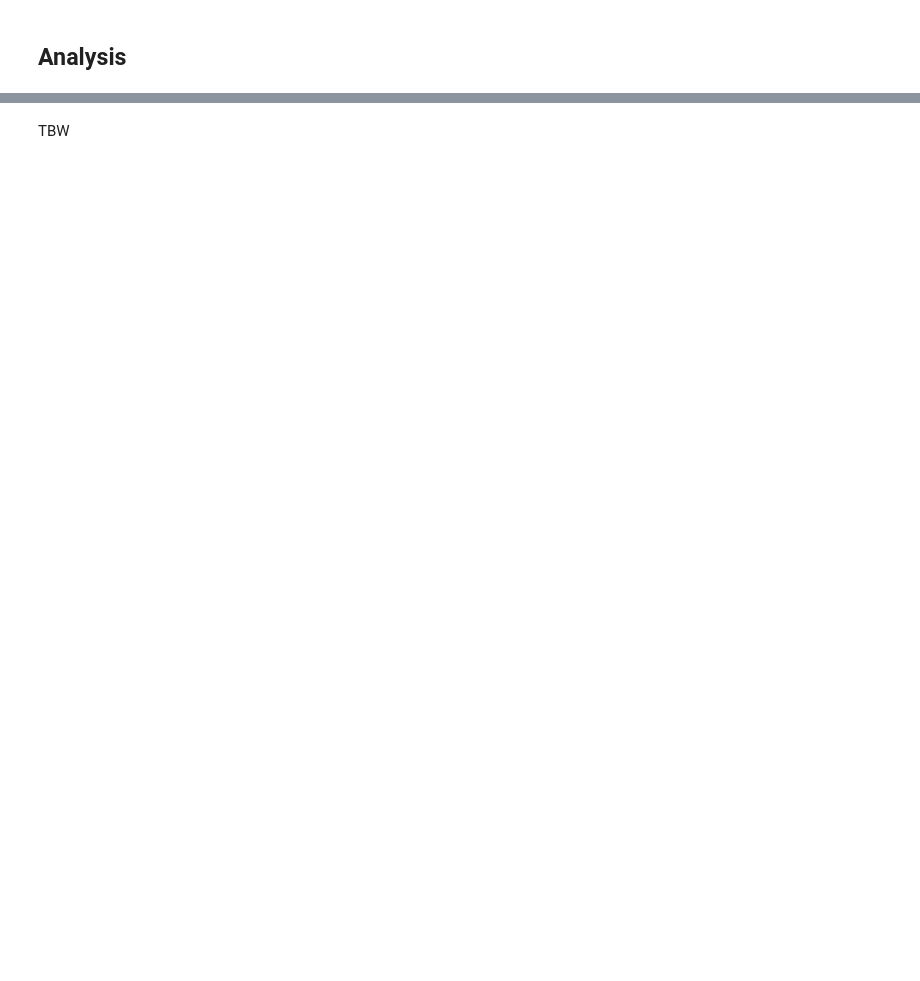
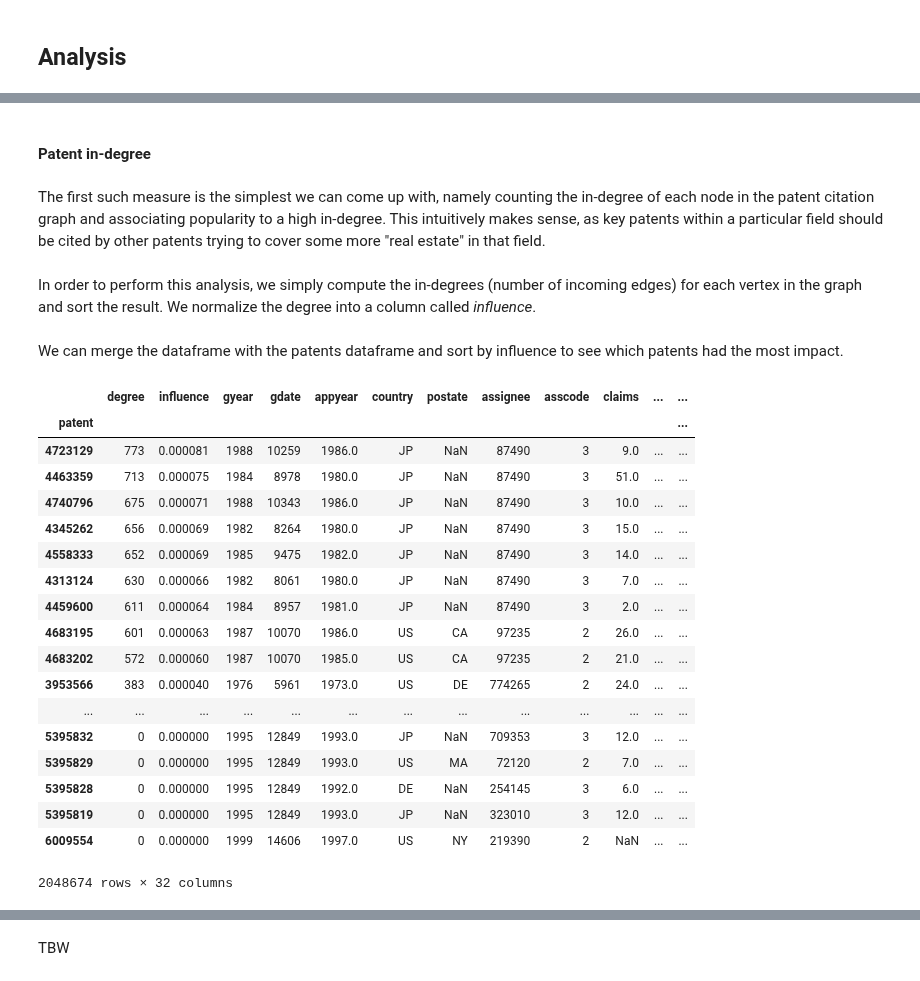
Before and after one commit to mosimann/ADA, a Jupyter notebook: Project/Project.ipynb, the cells around one changed output, grey strips where cells are left out. Cells and saved outputs as stored; diff of their text form; code cells hidden in the pictures; blank space fills up the shorter version.

```diff
--- a/Project/Project.ipynb
+++ b/Project/Project.ipynb
@@ -323,0 +829,38 @@ sp500.to_csv(SP500_TOP10_PATH)
+# %% [markdown]
+#### Patent in-degree
+# %% [markdown]
+The first such measure is the simplest we can come up with, namely counting the in-degree of each node in the patent citation graph and associating popularity to a high in-degree. This intuitively makes sense, as key patents within a particular field should be cited by other patents trying to cover some more "real estate" in that field.
+# %% [markdown]
+In order to perform this analysis, we simply compute the in-degrees (number of incoming edges) for each vertex in the graph and sort the result. We normalize the degree into a column called *influence*.
+# %%
+degrees = list(G.in_degree())
+infl_deg = pd.DataFrame(degrees)
+infl_deg.columns = ['patent', 'degree']
+infl_deg.set_index('patent', inplace=True)
+infl_deg['influence'] = (infl_deg['degree']) / (infl_deg['degree'].sum())
+# %% [markdown]
+We can merge the dataframe with the patents dataframe and sort by influence to see which patents had the most impact.
+# %%
+infl_patents = infl_deg.merge(patents, left_index=True, right_index=True)
+infl_patents.sort_values('influence', ascending=False, inplace=True)
+infl_patents
+# %% [output]
+|  | degree | influence | gyear | gdate | appyear | country | postate | assignee | asscode | claims | ... | ... |
+| patent |  |  |  |  |  |  |  |  |  |  |  | ... |
+| 4723129 | 773 | 0.000081 | 1988 | 10259 | 1986.0 | JP | NaN | 87490 | 3 | 9.0 | ... | ... |
+| 4463359 | 713 | 0.000075 | 1984 | 8978 | 1980.0 | JP | NaN | 87490 | 3 | 51.0 | ... | ... |
+| 4740796 | 675 | 0.000071 | 1988 | 10343 | 1986.0 | JP | NaN | 87490 | 3 | 10.0 | ... | ... |
+| 4345262 | 656 | 0.000069 | 1982 | 8264 | 1980.0 | JP | NaN | 87490 | 3 | 15.0 | ... | ... |
+| 4558333 | 652 | 0.000069 | 1985 | 9475 | 1982.0 | JP | NaN | 87490 | 3 | 14.0 | ... | ... |
+| 4313124 | 630 | 0.000066 | 1982 | 8061 | 1980.0 | JP | NaN | 87490 | 3 | 7.0 | ... | ... |
+| 4459600 | 611 | 0.000064 | 1984 | 8957 | 1981.0 | JP | NaN | 87490 | 3 | 2.0 | ... | ... |
+| 4683195 | 601 | 0.000063 | 1987 | 10070 | 1986.0 | US | CA | 97235 | 2 | 26.0 | ... | ... |
+| 4683202 | 572 | 0.000060 | 1987 | 10070 | 1985.0 | US | CA | 97235 | 2 | 21.0 | ... | ... |
+| 3953566 | 383 | 0.000040 | 1976 | 5961 | 1973.0 | US | DE | 774265 | 2 | 24.0 | ... | ... |
+| ... | ... | ... | ... | ... | ... | ... | ... | ... | ... | ... | ... | ... |
+| 5395832 | 0 | 0.000000 | 1995 | 12849 | 1993.0 | JP | NaN | 709353 | 3 | 12.0 | ... | ... |
+| 5395829 | 0 | 0.000000 | 1995 | 12849 | 1993.0 | US | MA | 72120 | 2 | 7.0 | ... | ... |
+| 5395828 | 0 | 0.000000 | 1995 | 12849 | 1992.0 | DE | NaN | 254145 | 3 | 6.0 | ... | ... |
+| 5395819 | 0 | 0.000000 | 1995 | 12849 | 1993.0 | JP | NaN | 323010 | 3 | 12.0 | ... | ... |
+| 6009554 | 0 | 0.000000 | 1999 | 14606 | 1997.0 | US | NY | 219390 | 2 | NaN | ... | ... |
+2048674 rows × 32 columns
```
Also changed, not shown: parts of 129 cells of this notebook, 1 other file.
